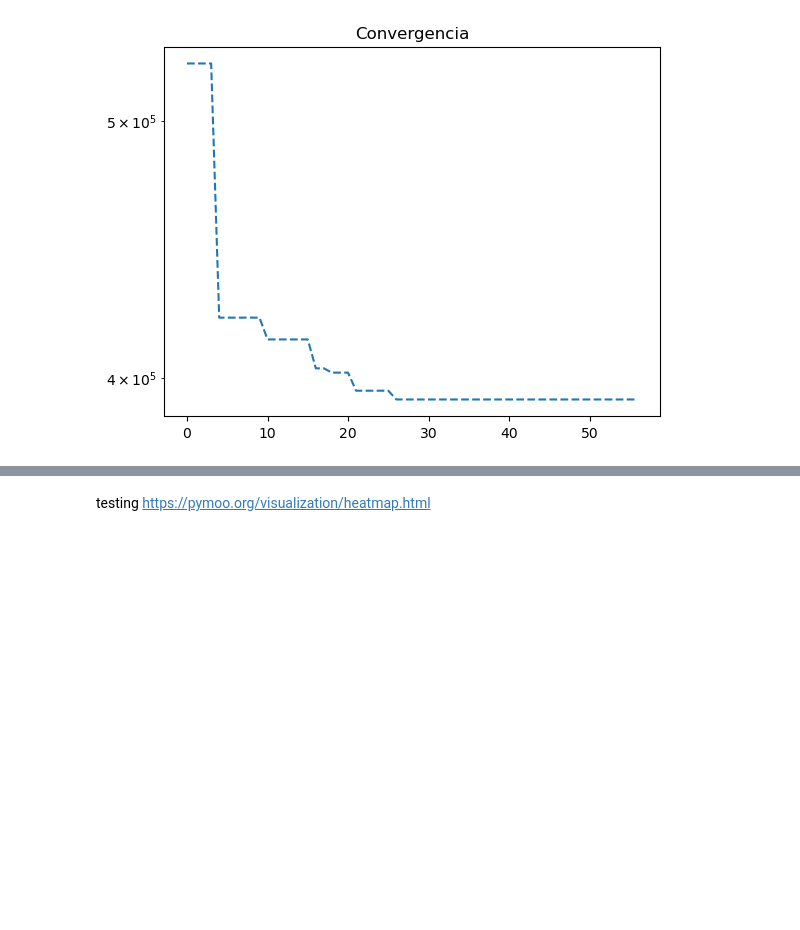
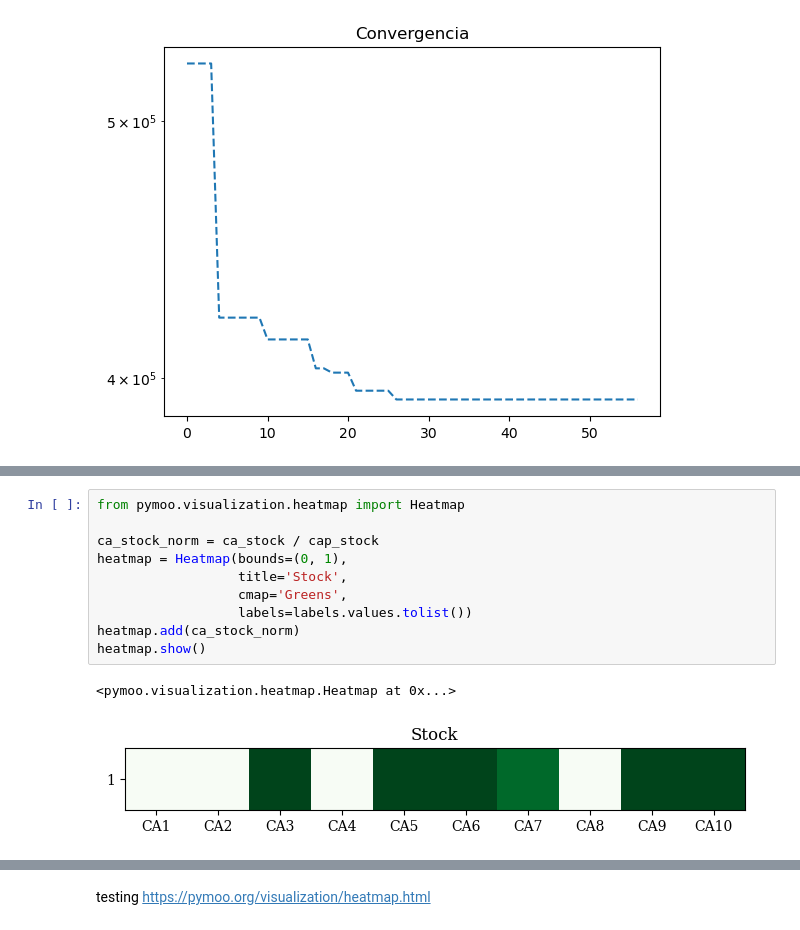
Before and after one commit to jefftorres/cheese, a Jupyter notebook: Queso.ipynb, the cells around one changed output, grey strips where cells are left out. Drawn from its saved outputs; the diff is of its cells as text; blank space fills up the shorter version.

```diff
--- a/Queso.ipynb
+++ b/Queso.ipynb
@@ -541,0 +577,13 @@ plt.show()
+# %%
+from pymoo.visualization.heatmap import Heatmap
+
+ca_stock_norm = ca_stock / cap_stock
+heatmap = Heatmap(bounds=(0, 1),
+                  title='Stock',
+                  cmap='Greens',
+                  labels=labels.values.tolist())
+heatmap.add(ca_stock_norm)
+heatmap.show()
+# %% [output]
+<pymoo.visualization.heatmap.Heatmap at 0x...>
+[figure, added]
```
Also changed, not shown: parts of 8 cells of this notebook.
